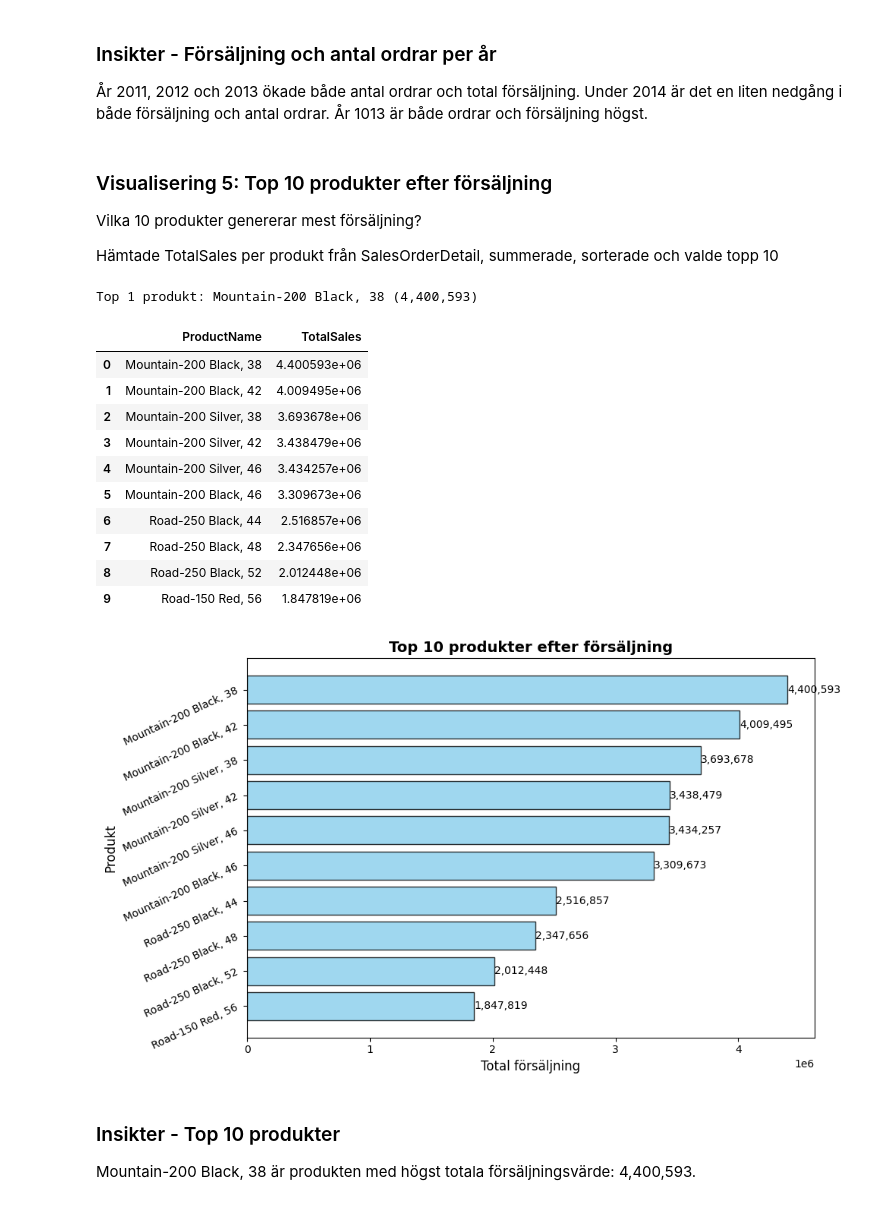
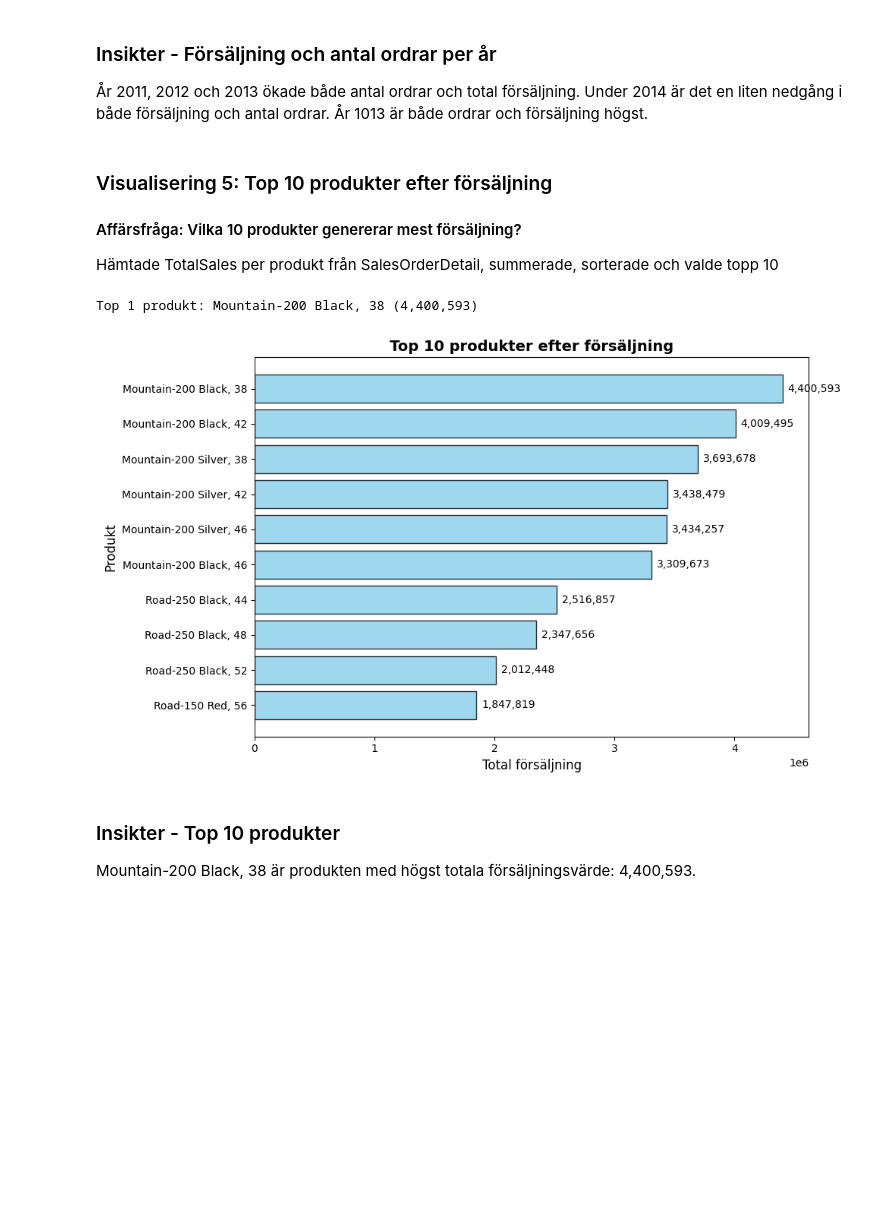
Before and after one commit to Linda6444/AdventureWorks_analysis, a Jupyter notebook: notebooks/AdventureWorks_analysis.ipynb, the cells around one changed output. Drawn from its saved outputs; the diff is of its cells as text; code cells hidden in the pictures; blank space fills up the shorter version.

```diff
--- a/notebooks/AdventureWorks_analysis.ipynb
+++ b/notebooks/AdventureWorks_analysis.ipynb
@@ -291,8 +302,8 @@ fig, ax1 = plt.subplots(figsize=(10,6))
 ax2 = ax1.twinx()
 
 
-bars1 = ax1.bar(x - width/2, df_vis4['TotalSales'], width, label='Total försäljning', color='steelblue')
-bars2 = ax2.bar(x + width/2, df_vis4['OrderCount'], width, label='Antal ordrar', color='orange')
+bars1 = ax1.bar(x - width/2, df_vis4['TotalSales'], width, label='Total försäljning', color='steelblue',edgecolor='black',)
+bars2 = ax2.bar(x + width/2, df_vis4['OrderCount'], width, label='Antal ordrar', color='orange', edgecolor='black',)
 
 
 ax1.set_title('Försäljning och antal ordrar per år', fontsize=14, fontweight='bold')
@@ -307,15 +318,19 @@ ax1.set_xticklabels(df_vis4['OrderYear'])
 
 ax1.yaxis.set_major_formatter(mtick.StrMethodFormatter('{x:,.0f}'))
 
+max_row = df_vis4.loc[df_vis4['TotalSales'].idxmax()]
+print(f"Högst försäljning: {int(max_row['OrderYear'])} ({max_row['TotalSales']:,.0f})")
+
+
+
 
 for bar in bars1:
     height = bar.get_height()
-    ax1.text(bar.get_x() + bar.get_width()/2, height + max(df_vis4['TotalSales'])*0.01, f'{height:,.0f}', ha='center', va='bottom', fontsize=7)
+    ax1.text(bar.get_x() + bar.get_width()/2, height*1.01, f'{height:,.0f}', ha='center', va='bottom', fontsize=7)
 
 for bar in bars2:
     height = bar.get_height()
-    ax2.text(bar.get_x() + bar.get_width()/2, height + max(df_vis4['OrderCount'])*0.01, f'{height}', ha='center', va='bottom', fontsize=7)
-
+    ax2.text(bar.get_x() + bar.get_width()/2, height*1.01, f'{height}', ha='center', va='bottom', fontsize=7)
 
 handles1, labels1 = ax1.get_legend_handles_labels()
 handles2, labels2 = ax2.get_legend_handles_labels()
@@ -337,57 +353,47 @@ plt.show()
 # %% [markdown]
 ### Visualisering 5: Top 10 produkter efter försäljning
 
-Vilka 10 produkter genererar mest försäljning?
+#### Affärsfråga: Vilka 10 produkter genererar mest försäljning?
 
 Hämtade TotalSales per produkt från SalesOrderDetail, summerade, sorterade och valde topp 10
 # %%
 query_vis5 = """
 SELECT TOP 10
     p.Name AS ProductName,
+    pc.Name AS CategoryName,
     SUM(sod.LineTotal) AS TotalSales
 FROM Sales.SalesOrderDetail AS sod
 INNER JOIN Production.Product AS p ON sod.ProductID = p.ProductID
-GROUP BY p.Name
+INNER JOIN Production.ProductSubcategory AS psc ON p.ProductSubcategoryID = psc.ProductSubcategoryID
+INNER JOIN Production.ProductCategory AS pc ON psc.ProductCategoryID = pc.ProductCategoryID
+GROUP BY p.Name, pc.Name
 ORDER BY TotalSales DESC;
 """
 
 df_vis5 = query_df(query_vis5)
 
 top_product = df_vis5.iloc[0]['ProductName']
 top_sales = df_vis5.iloc[0]['TotalSales']
 print(f"Top 1 produkt: {top_product} ({top_sales:,.0f})")
 
-display(df_vis5)
 
 fig, ax = plt.subplots(figsize=(10,6))
 bars = ax.barh(df_vis5['ProductName'], df_vis5['TotalSales'], color='skyblue', edgecolor='black', alpha=0.8)
 ax.invert_yaxis()
 
 for bar in bars:
     width = bar.get_width()
-    ax.text(width, bar.get_y() + bar.get_height()/2, f'{width:,.0f}', va='center')
+    ax.text(width + top_sales*0.01, bar.get_y() + bar.get_height()/2, f'{width:,.0f}', va='center', fontsize=10)
 
 ax.set_title('Top 10 produkter efter försäljning', fontsize=14, fontweight='bold')
 ax.set_xlabel('Total försäljning', fontsize=12)
 ax.set_ylabel('Produkt', fontsize=12)
 
-plt.yticks(rotation=25)
 plt.tight_layout()
 plt.show()
 # %% [output]
 Top 1 produkt: Mountain-200 Black, 38 (4,400,593)
-|  | ProductName | TotalSales |
-| 0 | Mountain-200 Black, 38 | 4.400593e+06 |
-| 1 | Mountain-200 Black, 42 | 4.009495e+06 |
-| 2 | Mountain-200 Silver, 38 | 3.693678e+06 |
-| 3 | Mountain-200 Silver, 42 | 3.438479e+06 |
-| 4 | Mountain-200 Silver, 46 | 3.434257e+06 |
-| 5 | Mountain-200 Black, 46 | 3.309673e+06 |
-| 6 | Road-250 Black, 44 | 2.516857e+06 |
-| 7 | Road-250 Black, 48 | 2.347656e+06 |
-| 8 | Road-250 Black, 52 | 2.012448e+06 |
-| 9 | Road-150 Red, 56 | 1.847819e+06 |
-[figure, old version]
+[figure, new version]
 # %% [markdown]
 ### Insikter - Top 10 produkter
 
```
Also changed, not shown: parts of 14 cells of this notebook.
